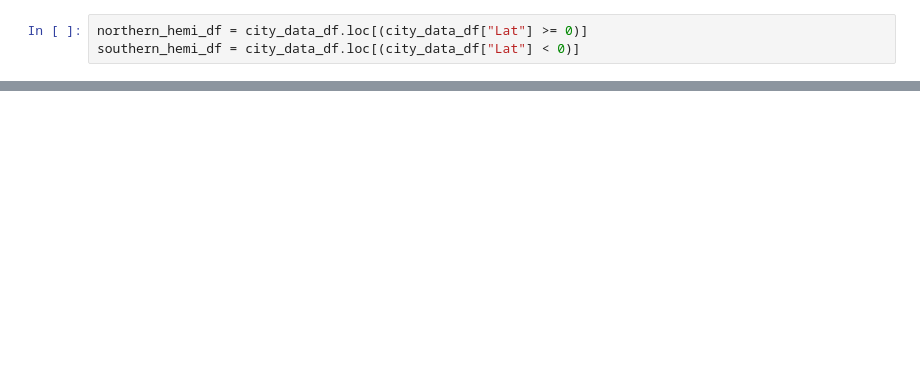
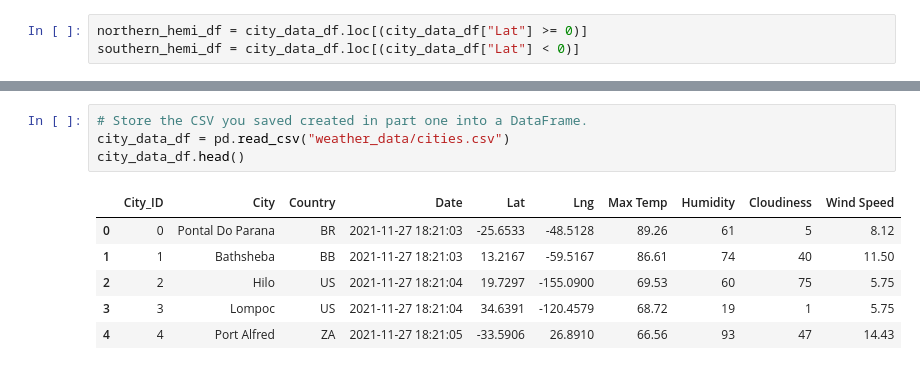
Before and after one commit to christinabay/World_Weather_Analysis, a Jupyter notebook: WeatherPy2.ipynb, the cells around one changed output, grey strips where cells are left out. Drawn from its saved outputs; the diff is of its cells as text; blank space fills up the shorter version.

```diff
--- a/WeatherPy2.ipynb
+++ b/WeatherPy2.ipynb
@@ -420,0 +418,11 @@ ImportError: cannot import name 'g_key' from 'config' (/Users/christinabay/githu
+# %%
+# Store the CSV you saved created in part one into a DataFrame.
+city_data_df = pd.read_csv("weather_data/cities.csv")
+city_data_df.head()
+# %% [output]
+|  | City_ID | City | Country | Date | Lat | Lng | Max Temp | Humidity | Cloudiness | Wind Speed |
+| 0 | 0 | Pontal Do Parana | BR | 2021-11-27 18:21:03 | -25.6533 | -48.5128 | 89.26 | 61 | 5 | 8.12 |
+| 1 | 1 | Bathsheba | BB | 2021-11-27 18:21:03 | 13.2167 | -59.5167 | 86.61 | 74 | 40 | 11.50 |
+| 2 | 2 | Hilo | US | 2021-11-27 18:21:04 | 19.7297 | -155.0900 | 69.53 | 60 | 75 | 5.75 |
+| 3 | 3 | Lompoc | US | 2021-11-27 18:21:04 | 34.6391 | -120.4579 | 68.72 | 19 | 1 | 5.75 |
+| 4 | 4 | Port Alfred | ZA | 2021-11-27 18:21:05 | -33.5906 | 26.8910 | 66.56 | 93 | 47 | 14.43 |
```
Also changed, not shown: parts of 20 cells of this notebook, 13 other files.
